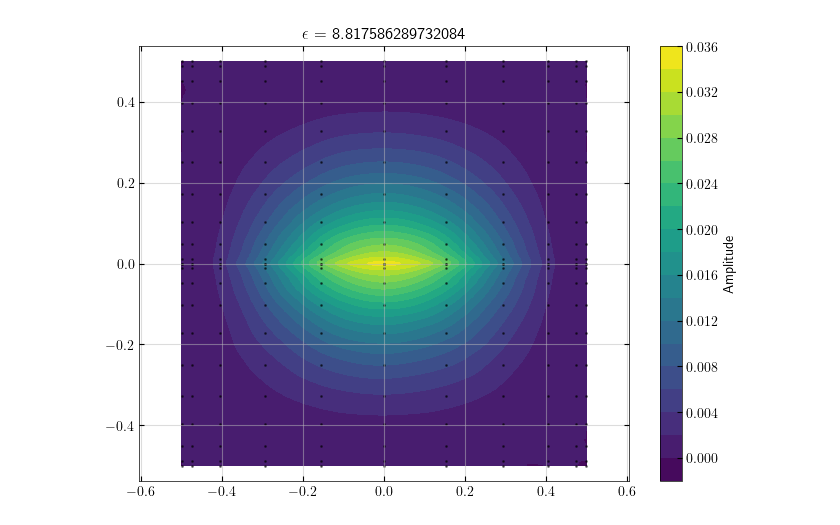
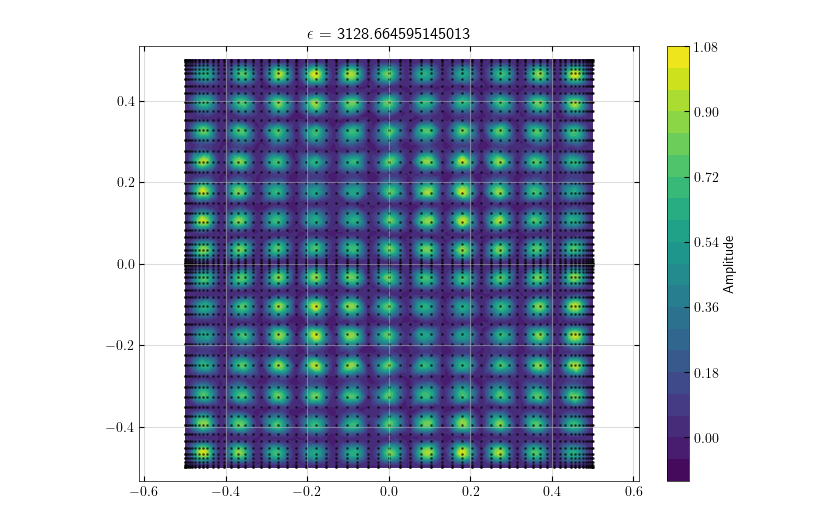
Before and after one commit to PyrooL/quantum-stadium, a Jupyter notebook: src/postprocessing.ipynb, the cells around one changed output. Drawn from its saved outputs; the diff is of its cells as text; code cells hidden in the pictures.

```diff
--- a/src/postprocessing.ipynb
+++ b/src/postprocessing.ipynb
@@ -98,12 +98,12 @@ def plot_interpolated(x, y, z):
     plt.colorbar(label='Amplitude')
     plt.scatter(x, y, c='k', alpha = 0.5, s=1) # Show actual data points
 # %%
-i = 0
+i = 230
 psi2 = amplitude_sort[:,i]
 
 plot_interpolated(x, y, psi2)
 plt.title(rf"$\epsilon$ = {eigval_abs_sort[i]}")
 plt.axis('equal')
 plt.show()
 # %% [output]
-[figure, old version]
+[figure, new version]
```
Also changed, not shown: parts of 4 cells of this notebook, 8 other files.
